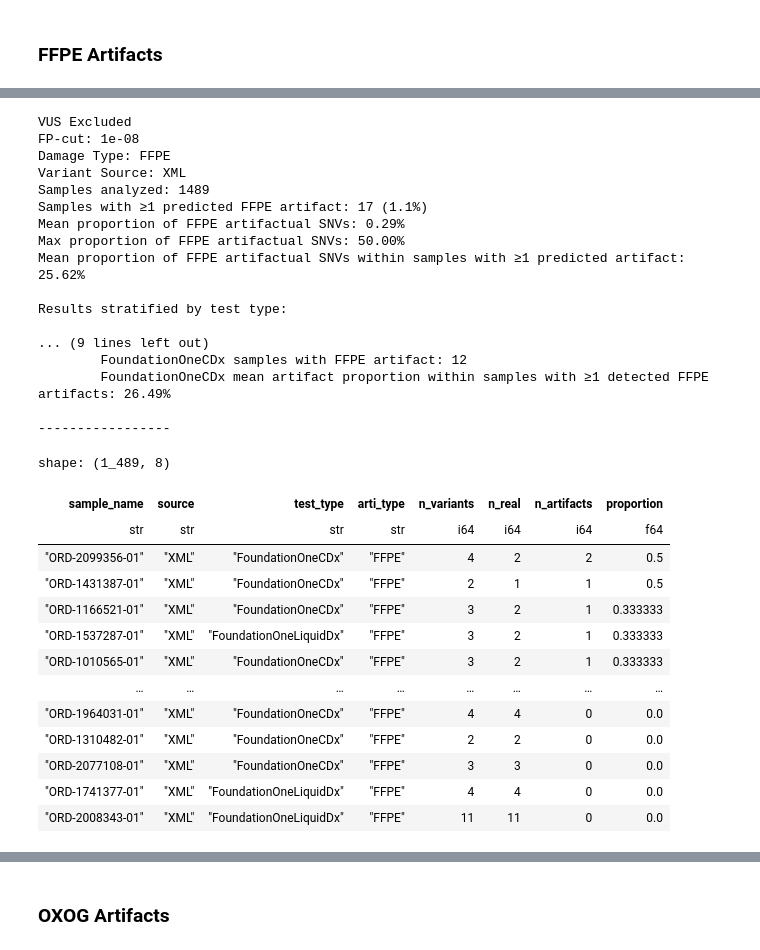
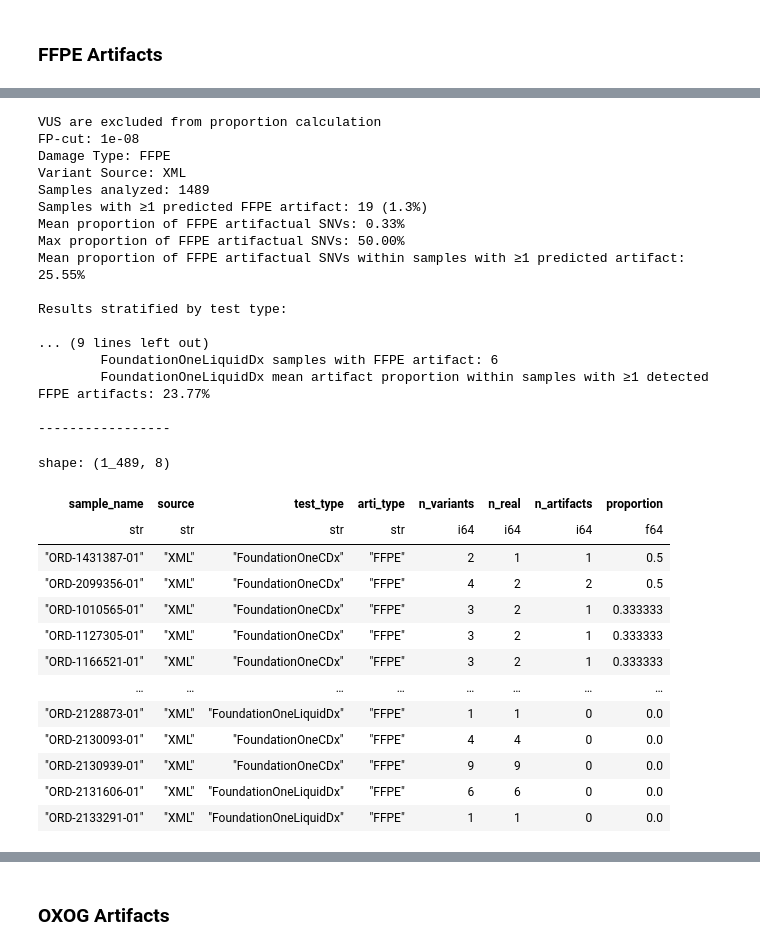
Before and after one commit to MoyukhShabon/fm-arti-stats, a Jupyter notebook: analysis/proportion.ipynb, the cells around one changed output, grey strips where cells are left out. Cells and saved outputs as stored; diff of their text form; code cells hidden in the pictures.

Commit message:
updated proportion calculation code
- Now only SNVs are considered for MicroSEC results
- Added proportion calculation among only VUS variants in XML

```diff
--- a/analysis/proportion.ipynb
+++ b/analysis/proportion.ipynb
@@ -22,4 +22,10 @@ def get_test_type(xml_path: int) -> str:
 		.replace("FoundationOneCDX", "FoundationOneCDx")
 		.replace("FoundationOneLiquidCDx", "FoundationOneLiquidDx")
 	)
+# %%
+def snv_filter(df: pl.DataFrame):
+    return df.filter(
+        (pl.col("ref").str.len_chars() == 1) &
+        (pl.col("alt").str.len_chars() == 1)
+	)
 # %%
@@ -120,25 +144,42 @@ def get_stats(arti_prop: pl.DataFrame, damage_type: str = None, variant_source:
 		print()
 	print("-----------------\n")
 # %%
-def get_res(variant_source: str, damage_type: str, fp_cut: float, write_data: bool = True, exclude_vus = False) -> pl.DataFrame:
+def get_res(variant_source: str, damage_type: str, fp_cut: float = None, write_data: bool = True, vus = "keep", snv_only: bool = True) -> pl.DataFrame:
 
-	if not exclude_vus:
+	outdir = "artifact-proportions"
+	os.makedirs(outdir, exist_ok=True)
+
+	if damage_type.lower() != "micr":
+		if not fp_cut:
+			raise ValueError(f"fp_cut needs to be specified for {damage_type}")
+
+	if variant_source.lower() != "xml":
 		vus_token = ""
 	else:
-		vus_token = ".no_vus"
-		print("VUS Excluded")
+		if vus == "keep":
+			vus_token = ""
+			print("VUS are retained during proportion calculation")
+		elif vus == "exclude":
+			vus_token = ".no_vus"
+			print("VUS are excluded from proportion calculation")
+		elif vus == "vus_only":
+			vus_token = ".vus_only"
+			print("Proportions are calculated with only VUS")
+		else:
+			raise ValueError("allowed values for `vus` argument are 'keep', 'exclude', or 'vus_only'")
+
 
 	if damage_type.lower() == "micr":
-		search_pattern = f"../{variant_source.lower()}-{damage_type.lower()}-svf/*/*.microsec{vus_token}.tsv"
+		search_pattern = f"../{variant_source.lower()}-{damage_type.lower()}-svf/*/*.microsec.tsv"
 	else:
-		search_pattern = f"../{variant_source.lower()}-{damage_type.lower()}-snvf/*/*.mobsnvf.{damage_type.lower()}{vus_token}.pred_fp-cut_{fp_cut:.0e}.tsv"
+		search_pattern = f"../{variant_source.lower()}-{damage_type.lower()}-snvf/*/*.mobsnvf.{damage_type.lower()}.pred_fp-cut_{fp_cut:.0e}.tsv"
 
-	arti_pred_paths = glob.glob(search_pattern)
+	arti_pred_paths = sorted(glob.glob(search_pattern))
 
 	if not arti_pred_paths:
 		raise FileNotFoundError (f"No predictions found at {search_pattern}")
 
-	proportions = calc_arti_prop(arti_pred_paths, damage_type, variant_source)
+	proportions = calc_arti_prop(arti_pred_paths, damage_type, variant_source, vus = vus, snv_only = snv_only)
 
 	if fp_cut:
 		print(f"FP-cut: {fp_cut}")
@@ -147,9 +188,9 @@ def get_res(variant_source: str, damage_type: str, fp_cut: float, write_data: bo
 
 	if write_data:
 		if damage_type.lower() == "micr":
-			proportions.write_csv(f"{damage_type.lower()}_proportions_per_sample.{variant_source.lower()}.tsv", separator="\t")
+			proportions.write_csv(f"{outdir}/{damage_type.lower()}_proportions_per_sample.{variant_source.lower()}{vus_token}.tsv", separator="\t")
 		else:
-			proportions.write_csv(f"{damage_type.lower()}_proportions_per_sample.{variant_source.lower()}{vus_token}.fp-cut_{fp_cut:.0e}.tsv", separator="\t")
+			proportions.write_csv(f"{outdir}/{damage_type.lower()}_proportions_per_sample.{variant_source.lower()}{vus_token}.fp-cut_{fp_cut:.0e}.tsv", separator="\t")
 
 	return proportions
 # %% [markdown]
@@ -331,34 +409,34 @@ shape: (1_606, 8)
 # %%
-get_res("XML", "FFPE", 1e-08, exclude_vus=True)
+get_res("XML", "FFPE", 1e-08, vus="exclude")
 # %% [output]
-VUS Excluded
+VUS are excluded from proportion calculation
 FP-cut: 1e-08
 Damage Type: FFPE
 Variant Source: XML
 Samples analyzed: 1489
-Samples with ≥1 predicted FFPE artifact: 17 (1.1%)
-Mean proportion of FFPE artifactual SNVs: 0.29%
+Samples with ≥1 predicted FFPE artifact: 19 (1.3%)
+Mean proportion of FFPE artifactual SNVs: 0.33%
 Max proportion of FFPE artifactual SNVs: 50.00%
-Mean proportion of FFPE artifactual SNVs within samples with ≥1 predicted artifact: 25.62%
+Mean proportion of FFPE artifactual SNVs within samples with ≥1 predicted artifact: 25.55%
 
 Results stratified by test type:
 
 ... (9 lines left out)
-        FoundationOneCDx samples with FFPE artifact: 12
-        FoundationOneCDx mean artifact proportion within samples with ≥1 detected FFPE artifacts: 26.49%
+        FoundationOneLiquidDx samples with FFPE artifact: 6
+        FoundationOneLiquidDx mean artifact proportion within samples with ≥1 detected FFPE artifacts: 23.77%
 
 -----------------
 shape: (1_489, 8)
 | sample_name | source | test_type | arti_type | n_variants | n_real | n_artifacts | proportion |
 | str | str | str | str | i64 | i64 | i64 | f64 |
+| "ORD-1431387-01" | "XML" | "FoundationOneCDx" | "FFPE" | 2 | 1 | 1 | 0.5 |
 | "ORD-2099356-01" | "XML" | "FoundationOneCDx" | "FFPE" | 4 | 2 | 2 | 0.5 |
-| "ORD-1431387-01" | "XML" | "FoundationOneCDx" | "FFPE" | 2 | 1 | 1 | 0.5 |
+| "ORD-1010565-01" | "XML" | "FoundationOneCDx" | "FFPE" | 3 | 2 | 1 | 0.333333 |
+| "ORD-1127305-01" | "XML" | "FoundationOneCDx" | "FFPE" | 3 | 2 | 1 | 0.333333 |
 | "ORD-1166521-01" | "XML" | "FoundationOneCDx" | "FFPE" | 3 | 2 | 1 | 0.333333 |
-| "ORD-1537287-01" | "XML" | "FoundationOneLiquidDx" | "FFPE" | 3 | 2 | 1 | 0.333333 |
-| "ORD-1010565-01" | "XML" | "FoundationOneCDx" | "FFPE" | 3 | 2 | 1 | 0.333333 |
 | … | … | … | … | … | … | … | … |
-| "ORD-1964031-01" | "XML" | "FoundationOneCDx" | "FFPE" | 4 | 4 | 0 | 0.0 |
-| "ORD-1310482-01" | "XML" | "FoundationOneCDx" | "FFPE" | 2 | 2 | 0 | 0.0 |
-| "ORD-2077108-01" | "XML" | "FoundationOneCDx" | "FFPE" | 3 | 3 | 0 | 0.0 |
-| "ORD-1741377-01" | "XML" | "FoundationOneLiquidDx" | "FFPE" | 4 | 4 | 0 | 0.0 |
-| "ORD-2008343-01" | "XML" | "FoundationOneLiquidDx" | "FFPE" | 11 | 11 | 0 | 0.0 |
+| "ORD-2128873-01" | "XML" | "FoundationOneLiquidDx" | "FFPE" | 1 | 1 | 0 | 0.0 |
+| "ORD-2130093-01" | "XML" | "FoundationOneCDx" | "FFPE" | 4 | 4 | 0 | 0.0 |
+| "ORD-2130939-01" | "XML" | "FoundationOneCDx" | "FFPE" | 9 | 9 | 0 | 0.0 |
+| "ORD-2131606-01" | "XML" | "FoundationOneLiquidDx" | "FFPE" | 6 | 6 | 0 | 0.0 |
+| "ORD-2133291-01" | "XML" | "FoundationOneLiquidDx" | "FFPE" | 1 | 1 | 0 | 0.0 |
```
Also changed, not shown: parts of 28 cells of this notebook, 1 other file.
